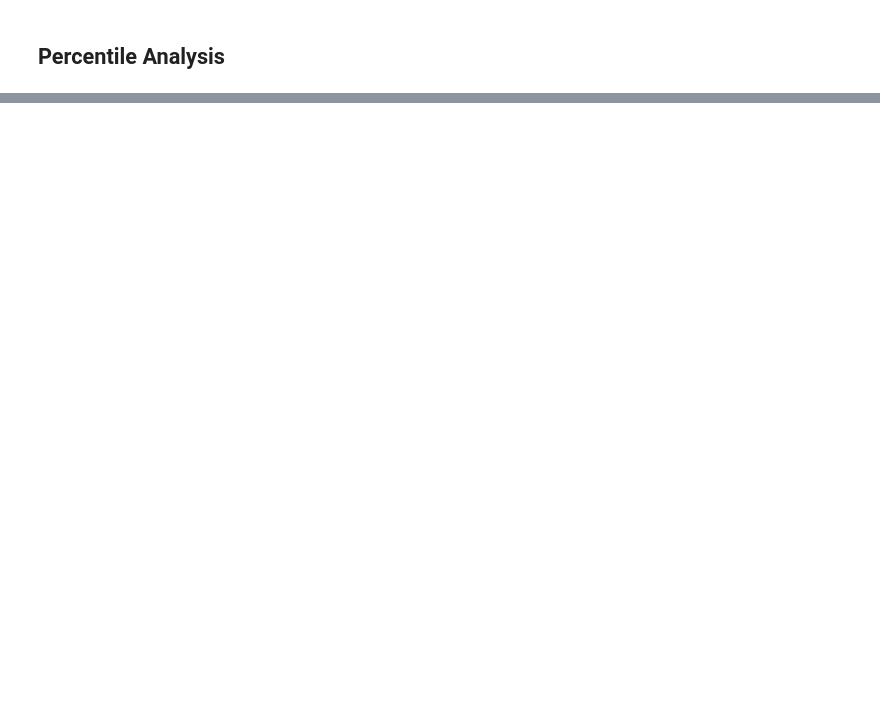
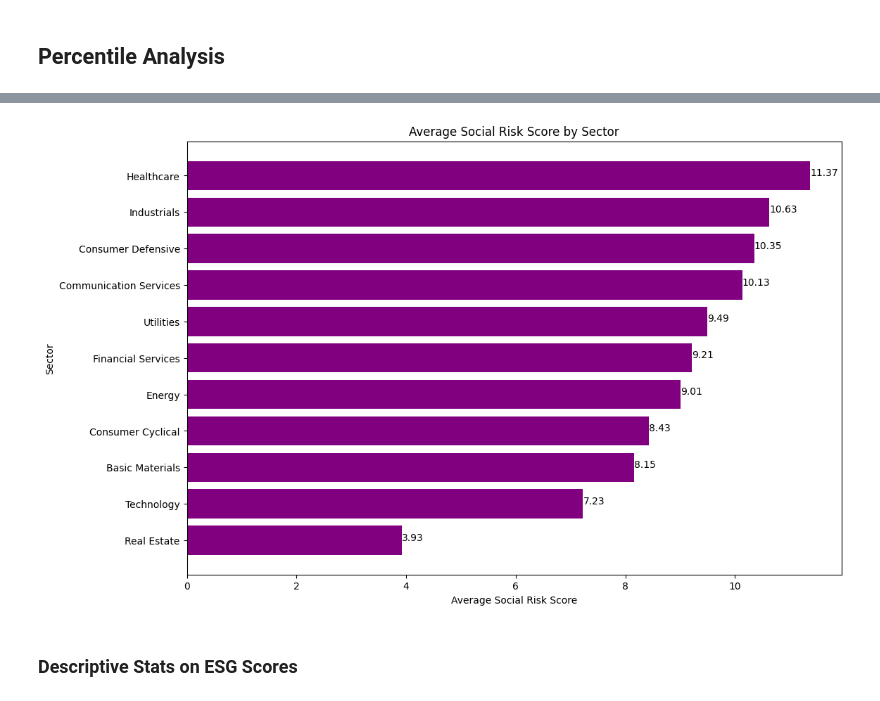
Before and after one commit to KaylumCassidy/SCMCA2, a Jupyter notebook: ESG_Risk_Analysis_Insights_from_S&P_500_Companies.ipynb, the cells around one changed output, grey strips where cells are left out. Saved outputs shown, nothing was run; the diff lists cells and outputs as text; code cells hidden in the pictures; blank space fills up the shorter version.

```diff
--- a/ESG_Risk_Analysis_Insights_from_S&P_500_Companies.ipynb
+++ b/ESG_Risk_Analysis_Insights_from_S&P_500_Companies.ipynb
@@ -85,0 +201,11 @@ plt.show()
+# %%
+# Group by 'Sector' and calculate mean 'Social Risk Score'
+mean_social_risk_by_sector = data.groupby('Sector')['Social Risk Score'].mean().reset_index()
+
+# Sort the data by 'Social Risk Score'
+mean_social_risk_by_sector = mean_social_risk_by_sector.sort_values(by='Social Risk Score', ascending=True)
+
+# Print out the sorted mean 'Social Risk Score' for each sector
+print("Average Social Risk Scores by Sector:")
+for index, row in mean_social_risk_by_sector.iterrows():
+    print(f"{row['Sector']}: {row['Social Risk Score']}")
@@ -85,0 +225,22 @@ plt.show()
+# %%
+# Using the 'mean_social_risk_by_sector' data that has already been grouped and sorted
+plt.figure(figsize=(12, 8))
+
+# Creating the bar chart
+plt.barh(mean_social_risk_by_sector['Sector'], mean_social_risk_by_sector['Social Risk Score'], color='purple')
+
+# Adding labels and title
+plt.xlabel('Average Social Risk Score')
+plt.ylabel('Sector')
+plt.title('Average Social Risk Score by Sector')
+
+# Annotating the values on the bars
+for index, value in enumerate(mean_social_risk_by_sector['Social Risk Score']):
+    plt.text(value, index, f'{value:.2f}')
+
+# Displaying the chart
+plt.show()
+# %% [output]
+[figure, added]
+# %% [markdown]
+### Descriptive Stats on ESG Scores
```
Also changed, not shown: parts of 23 cells of this notebook.
